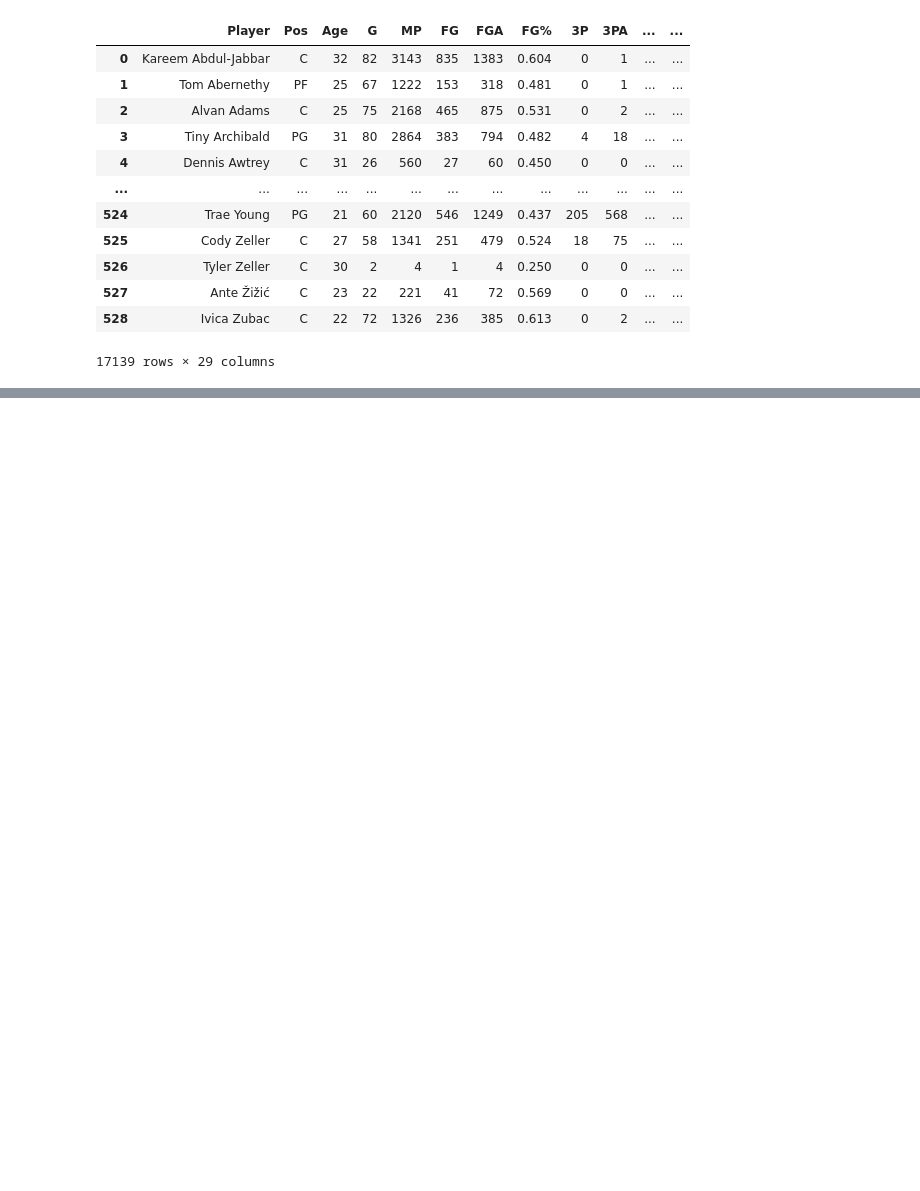
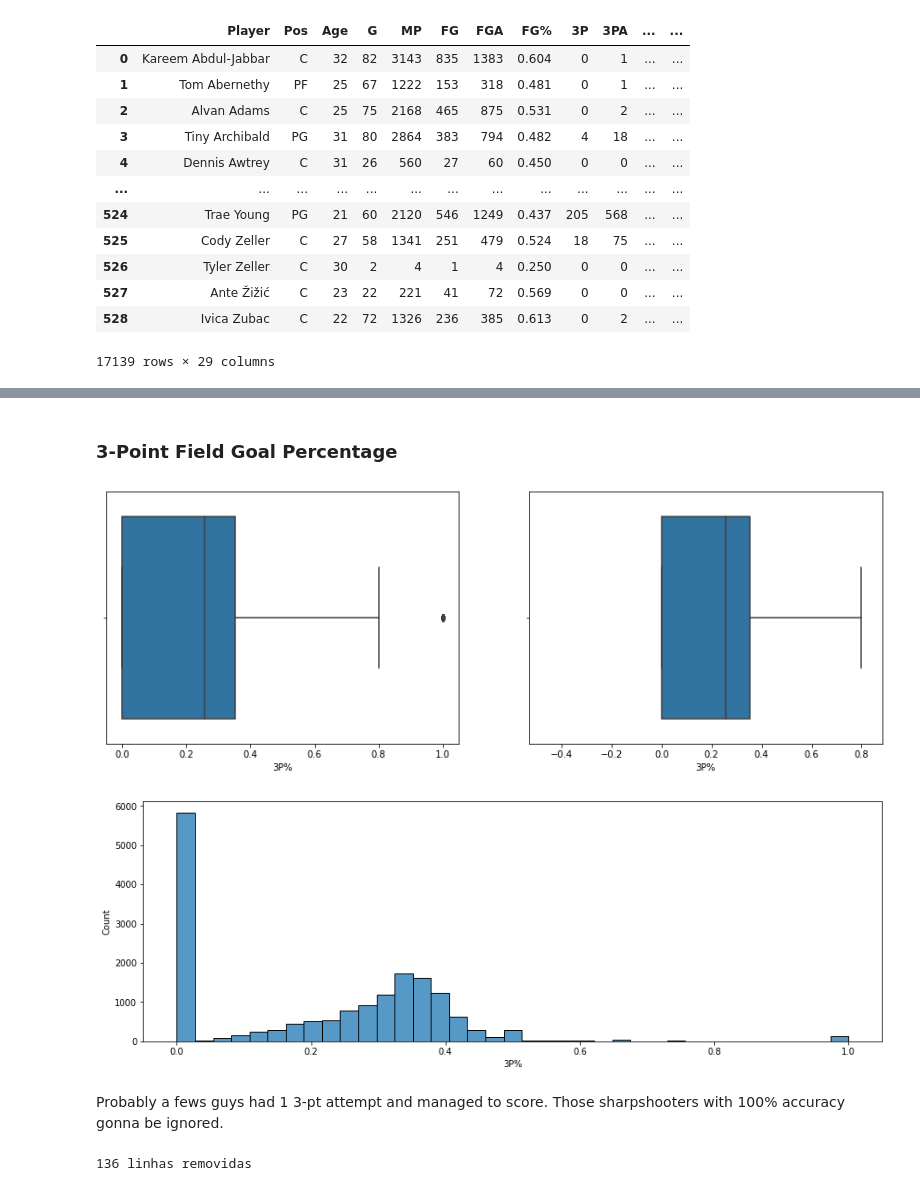
Before and after one commit to ferolifil/nba-mvp-predictor, a Jupyter notebook: analysis.ipynb, the cells around one changed output, grey strips where cells are left out. Drawn from its saved outputs; the diff is of its cells as text; code cells hidden in the pictures; blank space fills up the shorter version.

```diff
--- a/analysis.ipynb
+++ b/analysis.ipynb
@@ -36,0 +95,45 @@ display(nba_dataset)
+# %%
+def limites(coluna):
+    q1 = coluna.quantile(0.25)
+    q3 = coluna.quantile(0.75)
+    amplitude = q3 - q1
+    return q1 - 1.5 * amplitude, q3 + 1.5 * amplitude
+def excluir_outliers(df, nome_coluna):
+    qtde_linhas = df.shape[0]
+    lim_inf, lim_sup = limites(df[nome_coluna])
+#     df2 = df.loc[(df[nome_coluna] < lim_inf) | (df[nome_coluna] > lim_sup), :]
+#     display(df2)
+    df = df.loc[((df[nome_coluna] >= lim_inf) & (df[nome_coluna] <= lim_sup)) | (df['Status'] != 'OOR'), :]
+    linhas_removidas = qtde_linhas - df.shape[0]
+    return df, linhas_removidas
+# %%
+def diagrama_caixa(coluna):
+    fig, (ax1, ax2) = plt.subplots(1, 2)
+    fig.set_size_inches(15, 5)
+    sns.boxplot(x=coluna, ax=ax1)
+    ax2.set_xlim(limites(coluna))
+    sns.boxplot(x=coluna, ax=ax2)
+
+def histograma(coluna):
+    plt.figure(figsize=(15, 5))
+    sns.histplot(coluna)
+
+def grafico_barra(coluna):
+    plt.figure(figsize=(15, 5))
+    ax = sns.barplot(x=coluna.value_counts().index, y=coluna.value_counts())
+    ax.set_xlim(limites(coluna))
+# %% [markdown]
+### 3-Point Field Goal Percentage
+# %%
+diagrama_caixa(nba_dataset['3P%'])
+histograma(nba_dataset['3P%'])
+# %% [output]
+[figure, added]
+[figure, added]
+# %% [markdown]
+Probably a fews guys had 1 3-pt attempt and managed to score. Those sharpshooters with 100% accuracy gonna be ignored.
+# %%
+nba_dataset, linhas_removidas = excluir_outliers(nba_dataset, '3P%')
+print('{} linhas removidas'.format(linhas_removidas))
+# %% [output]
+136 linhas removidas
```
Also changed, not shown: parts of 10 cells of this notebook.
